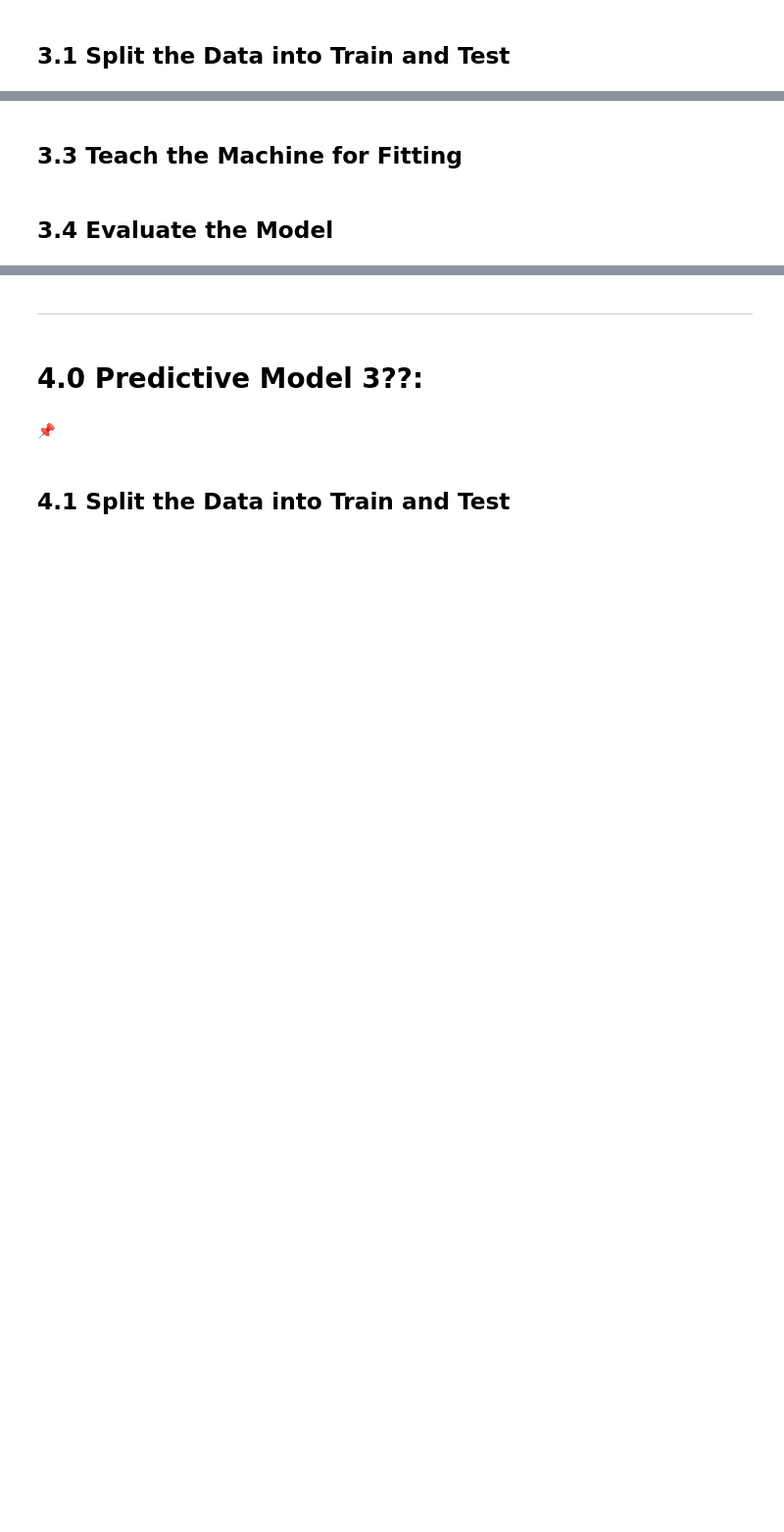
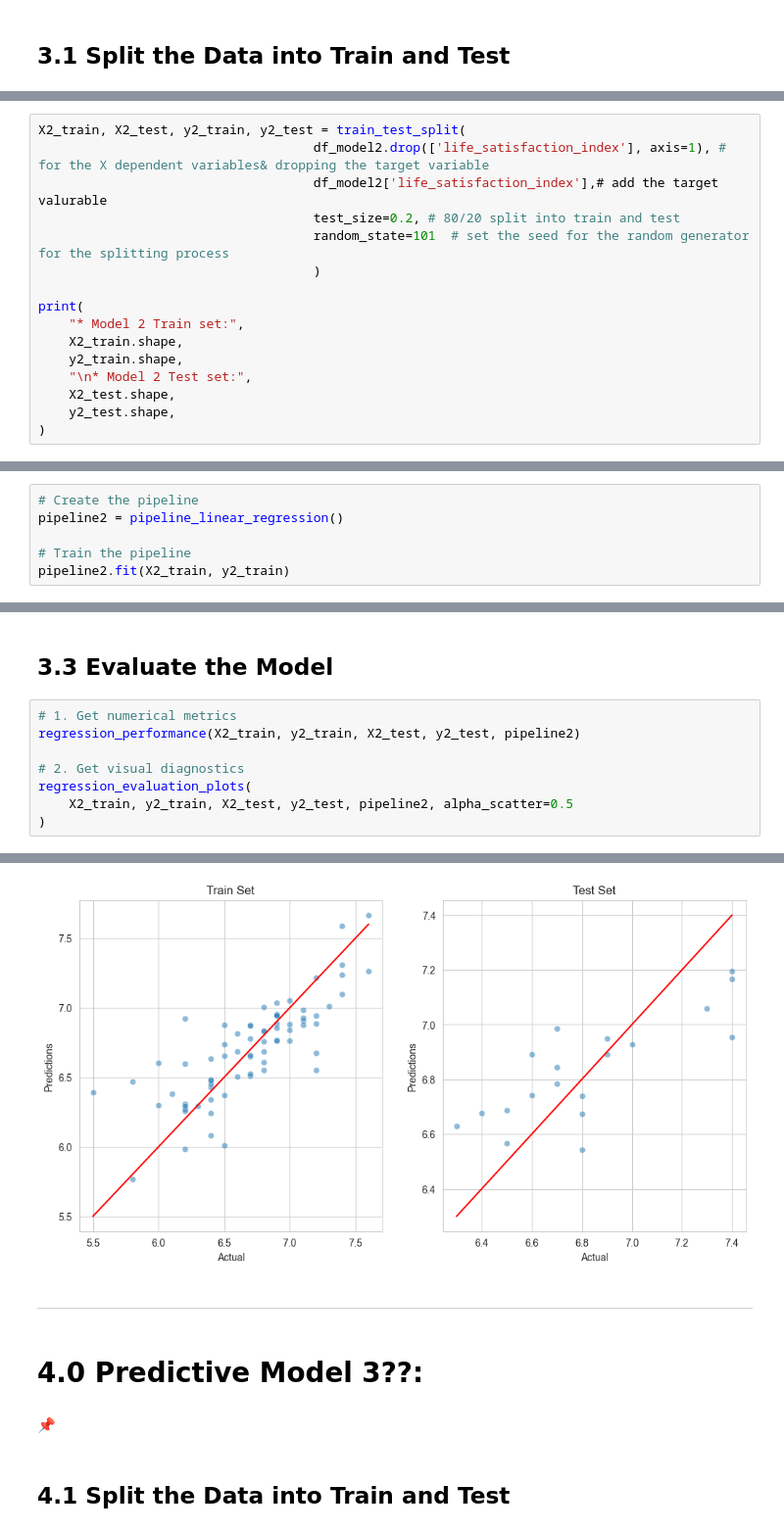
Before and after one commit to HaveTimeDrinkTea/Keeping_up_with_the_Joneses, a Jupyter notebook: jupyter_notebooks/03_Predictive_Modelling.ipynb, the cells around one changed output, grey strips where cells are left out. Shown at 98% size. Cells and saved outputs as stored; diff of their text form; blank space fills up the shorter version.

Commit message:
Completed Model 2 and 3

```diff
--- a/jupyter_notebooks/03_Predictive_Modelling.ipynb
+++ b/jupyter_notebooks/03_Predictive_Modelling.ipynb
@@ -490,0 +552,16 @@ The following are possible speculations for the negative relationship between he
+# %%
+X2_train, X2_test, y2_train, y2_test = train_test_split(
+                                    df_model2.drop(['life_satisfaction_index'], axis=1), # for the X dependent variables& dropping the target variable
+                                    df_model2['life_satisfaction_index'],# add the target valurable
+                                    test_size=0.2, # 80/20 split into train and test
+                                    random_state=101  # set the seed for the random generator for the splitting process
+                                    )
+
+print(
+    "* Model 2 Train set:",
+    X2_train.shape,
+    y2_train.shape,
+    "\n* Model 2 Test set:",
+    X2_test.shape,
+    y2_test.shape,
+)
@@ -492,0 +581,6 @@ The following are possible speculations for the negative relationship between he
+# %%
+# Create the pipeline
+pipeline2 = pipeline_linear_regression()
+
+# Train the pipeline
+pipeline2.fit(X2_train, y2_train)
@@ -493,4 +692,11 @@ The following are possible speculations for the negative relationship between he
 # %% [markdown]
-## 3.3 Teach the Machine for Fitting
+## 3.3 Evaluate the Model
-# %% [markdown]
-## 3.4 Evaluate the Model
+# %%
+# 1. Get numerical metrics
+regression_performance(X2_train, y2_train, X2_test, y2_test, pipeline2)
+
+# 2. Get visual diagnostics
+regression_evaluation_plots(
+    X2_train, y2_train, X2_test, y2_test, pipeline2, alpha_scatter=0.5
+)
+# %% [output]
@@ -497,3 +717,4 @@ The following are possible speculations for the negative relationship between he
+[figure, added]
 # %% [markdown]
 ---
 # %% [markdown]
```
Also changed, not shown: parts of 26 cells of this notebook.
